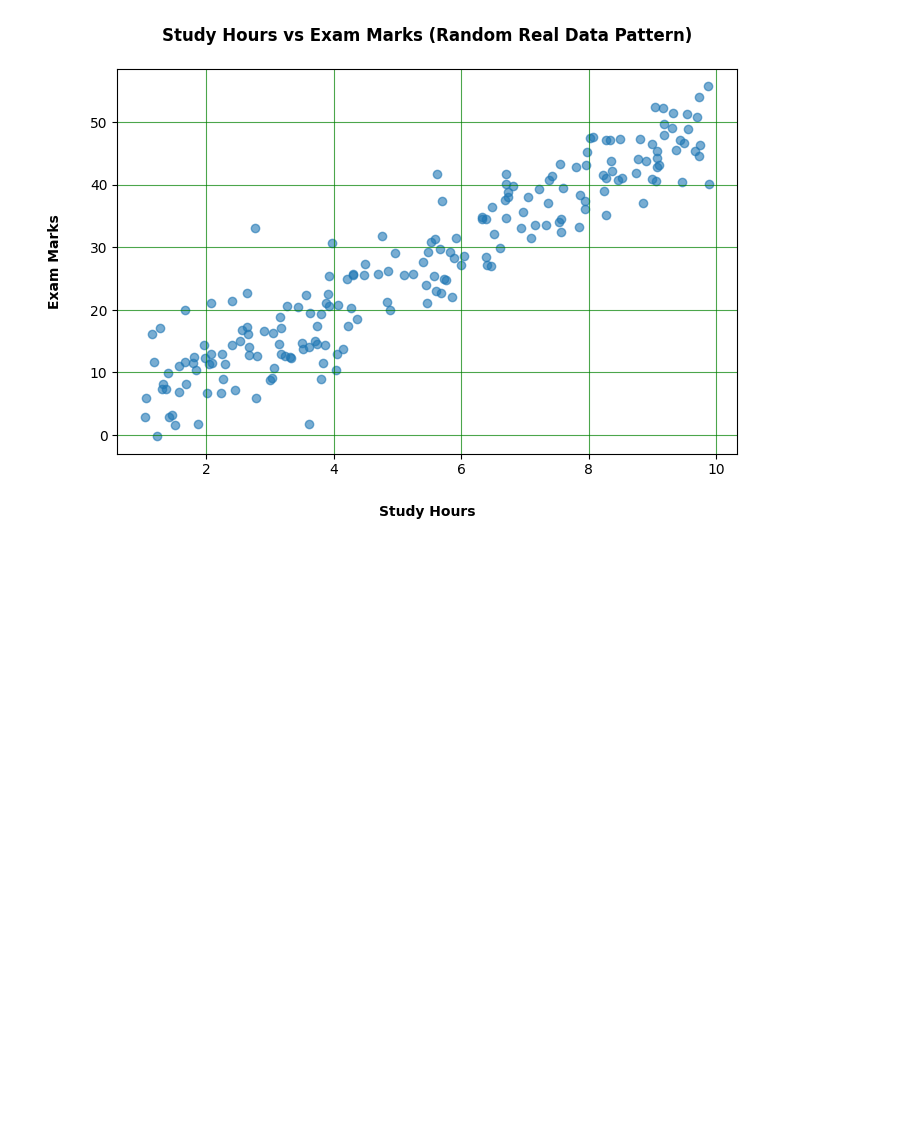
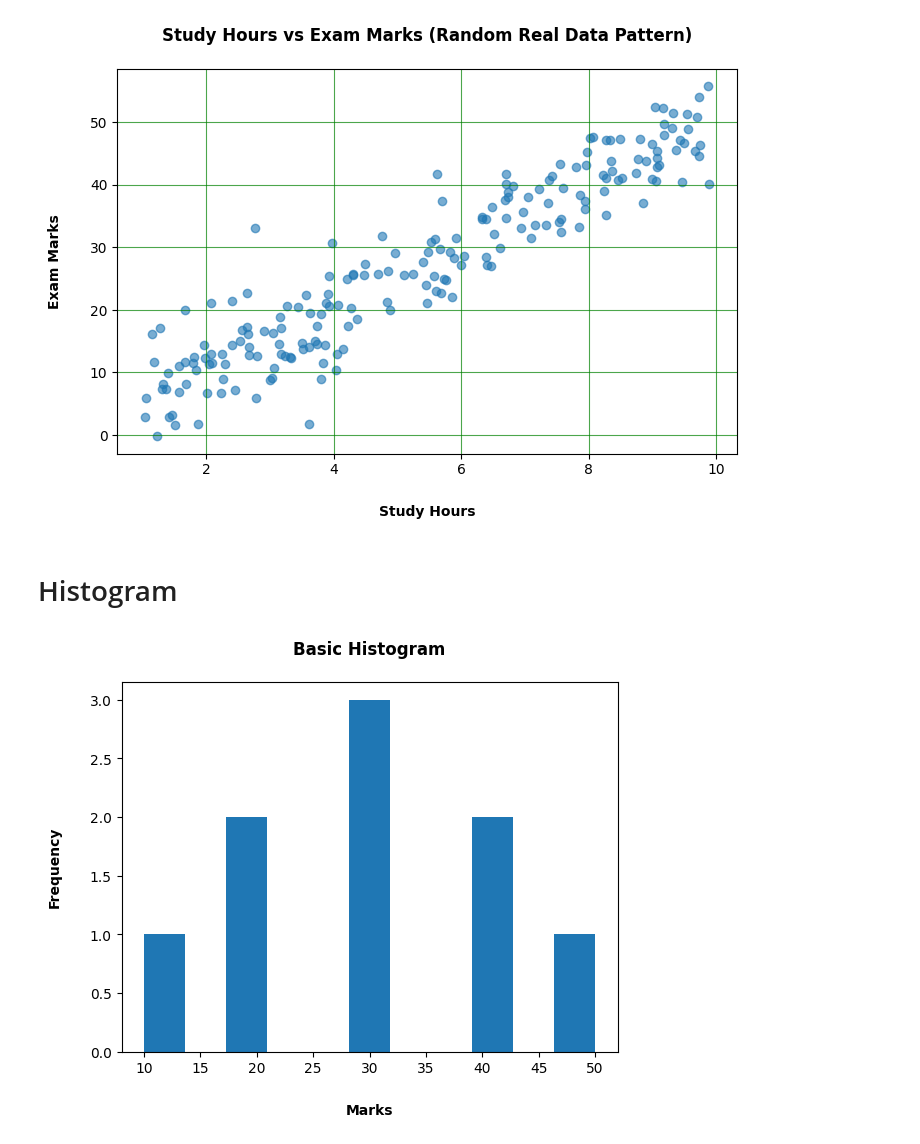
Before and after one commit to pratiksha-2410/Matplotlib-Charts, a Jupyter notebook: Line Plots.ipynb, the cells around one changed output. Saved outputs shown, nothing was run; the diff lists cells and outputs as text; code cells hidden in the pictures; blank space fills up the shorter version.

Commit message:
Histogram Plot of Comparision

```diff
--- a/Line Plots.ipynb
+++ b/Line Plots.ipynb
@@ -417,3 +417,19 @@ plt.grid(alpha=0.7,color='green')
 plt.show()
 # %% [output]
 [figure]
+# %% [markdown]
+# Histogram
+# %%
+# Basic Marks Histogram
+
+marks = [10,20,20,30,30,30,40,40,50]
+
+plt.hist(marks,bins=11)
+
+plt.title("Basic Histogram", fontweight='bold', pad=20)
+plt.xlabel("Marks", fontweight='bold', labelpad=20)
+plt.ylabel("Frequency", fontweight='bold', labelpad=20)
+
+plt.show()
+# %% [output]
+[figure, added]
```
Also changed, not shown: parts of 3 cells of this notebook, 2 other files.
